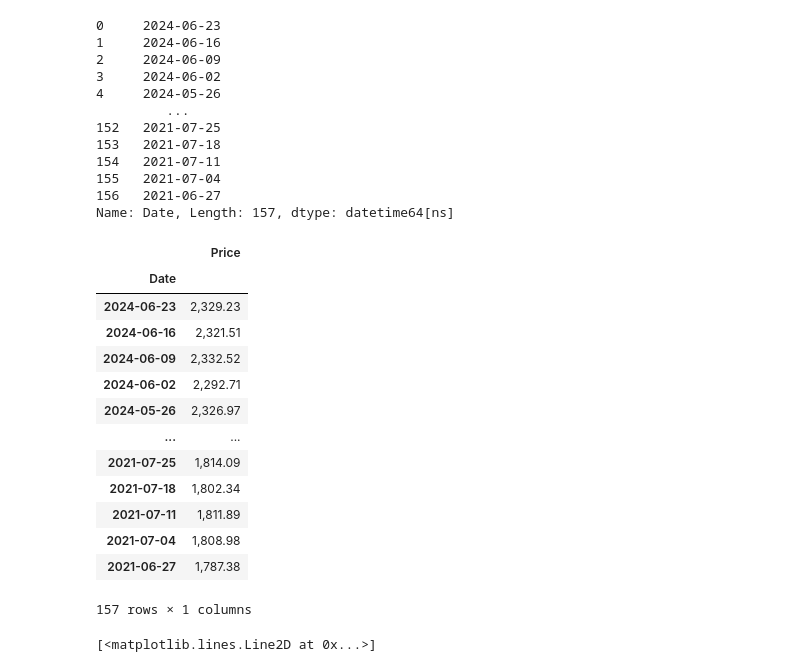
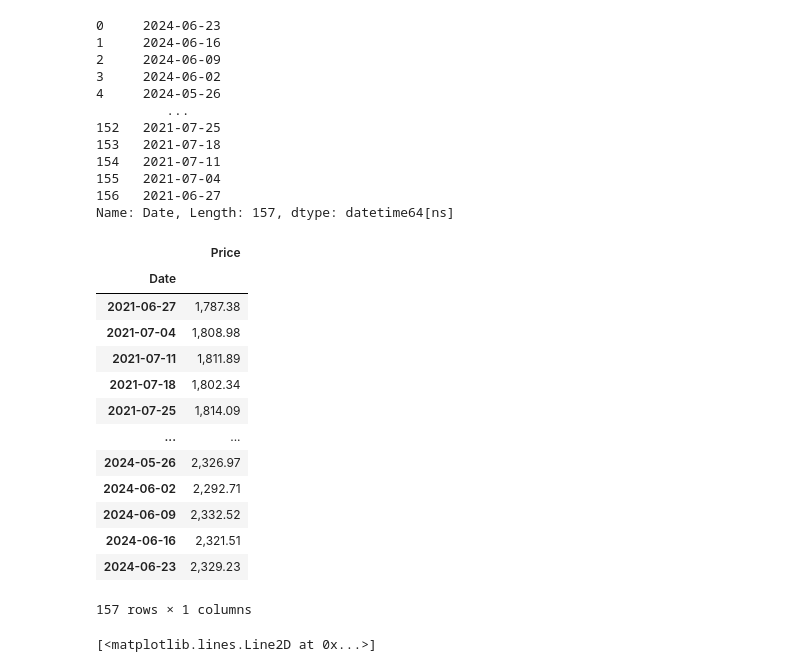
Before and after one commit to rockcoolsaint/ML-stock-price-predictor, a Jupyter notebook: gold_usd.ipynb, the cells around one changed output. Saved outputs shown, nothing was run; the diff lists cells and outputs as text; code cells hidden in the pictures.

```diff
--- a/gold_usd.ipynb
+++ b/gold_usd.ipynb
@@ -101,22 +101,23 @@ See the caveats in the documentation: https://pandas.pydata.org/pandas-docs/stab
 156   2021-06-27
 Name: Date, Length: 157, dtype: datetime64[ns]
 # %%
+df = df.iloc[::-1]
 df.index = df.pop('Date')
 df
 # %% [output]
 |  | Price |
 | Date |  |
+| 2021-06-27 | 1,787.38 |
+| 2021-07-04 | 1,808.98 |
+| 2021-07-11 | 1,811.89 |
+| 2021-07-18 | 1,802.34 |
+| 2021-07-25 | 1,814.09 |
+| ... | ... |
+| 2024-05-26 | 2,326.97 |
+| 2024-06-02 | 2,292.71 |
+| 2024-06-09 | 2,332.52 |
+| 2024-06-16 | 2,321.51 |
 | 2024-06-23 | 2,329.23 |
-| 2024-06-16 | 2,321.51 |
-| 2024-06-09 | 2,332.52 |
-| 2024-06-02 | 2,292.71 |
-| 2024-05-26 | 2,326.97 |
-| ... | ... |
-| 2021-07-25 | 1,814.09 |
-| 2021-07-18 | 1,802.34 |
-| 2021-07-11 | 1,811.89 |
-| 2021-07-04 | 1,808.98 |
-| 2021-06-27 | 1,787.38 |
 157 rows × 1 columns
 # %%
 import matplotlib.pyplot as plt
```
